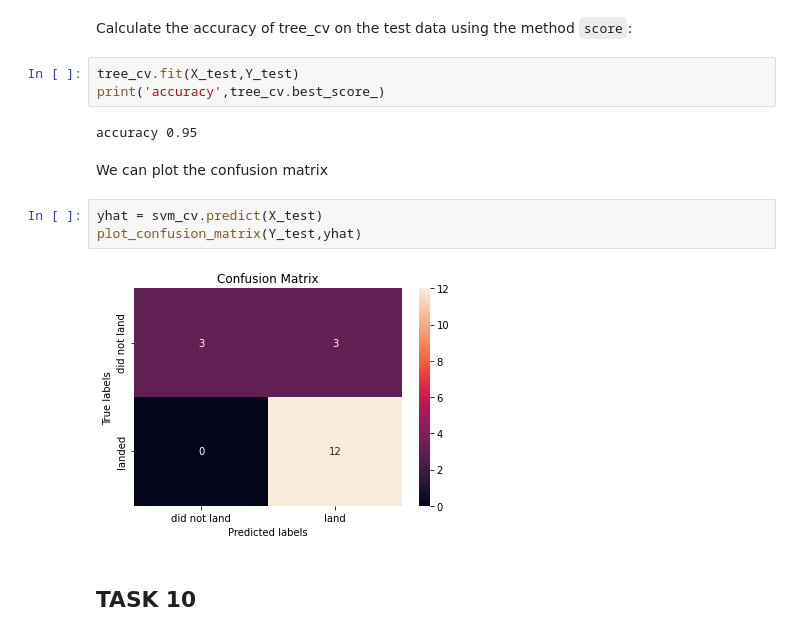
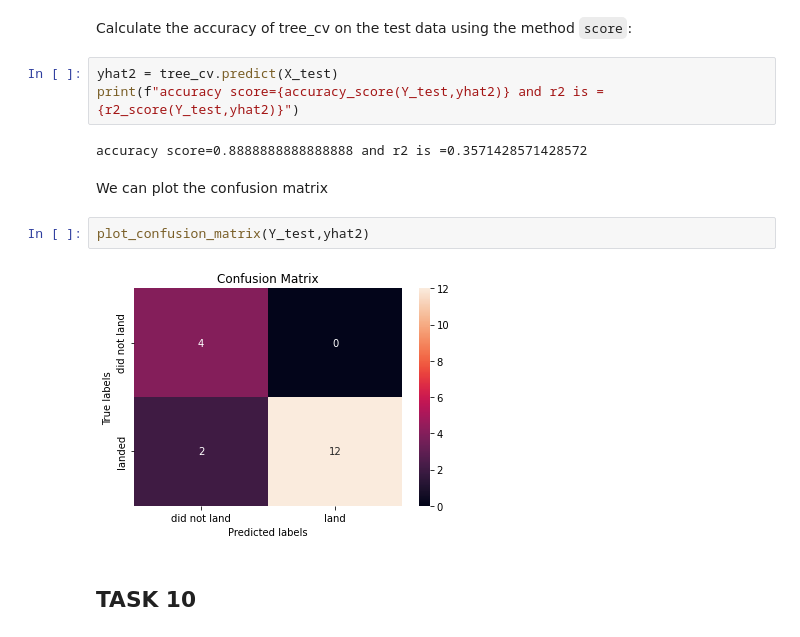
Before and after one commit to Harjeet2402/Rocket-Landing-Prediction, a Jupyter notebook: Machine Learning Prediction.ipynb, the cells around one changed output. Cells and saved outputs as stored; diff of their text form.

```diff
--- a/Machine Learning Prediction.ipynb
+++ b/Machine Learning Prediction.ipynb
@@ -264,18 +270,17 @@ accuracy : 0.875
 ## TASK  9
 # %% [markdown]
 Calculate the accuracy of tree_cv on the test data using the method <code>score</code>:
-# %%
-tree_cv.fit(X_test,Y_test)
-print('accuracy',tree_cv.best_score_)
-# %% [output]
-accuracy 0.95
+# %%
+yhat2 = tree_cv.predict(X_test)
+print(f"accuracy score={accuracy_score(Y_test,yhat2)} and r2 is ={r2_score(Y_test,yhat2)}")
+# %% [output]
+accuracy score=0.8888888888888888 and r2 is =0.3571428571428572
 # %% [markdown]
 We can plot the confusion matrix
-# %%
-yhat = svm_cv.predict(X_test)
-plot_confusion_matrix(Y_test,yhat)
-# %% [output]
-[figure, removed]
+# %%
+plot_confusion_matrix(Y_test,yhat2)
+# %% [output]
+[figure, added]
 # %% [markdown]
 ## TASK  10
 # %% [markdown]
```
Also changed, not shown: parts of 17 cells of this notebook.
